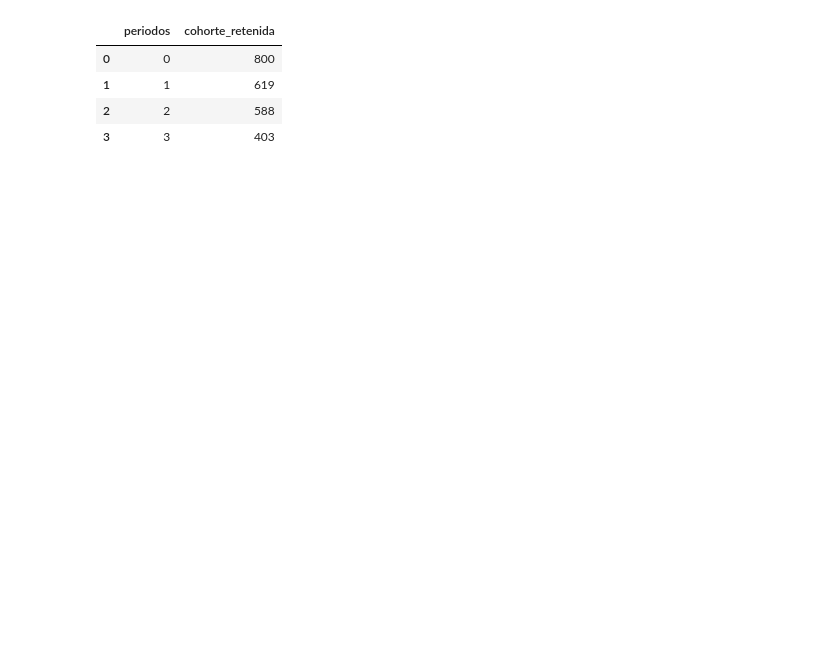
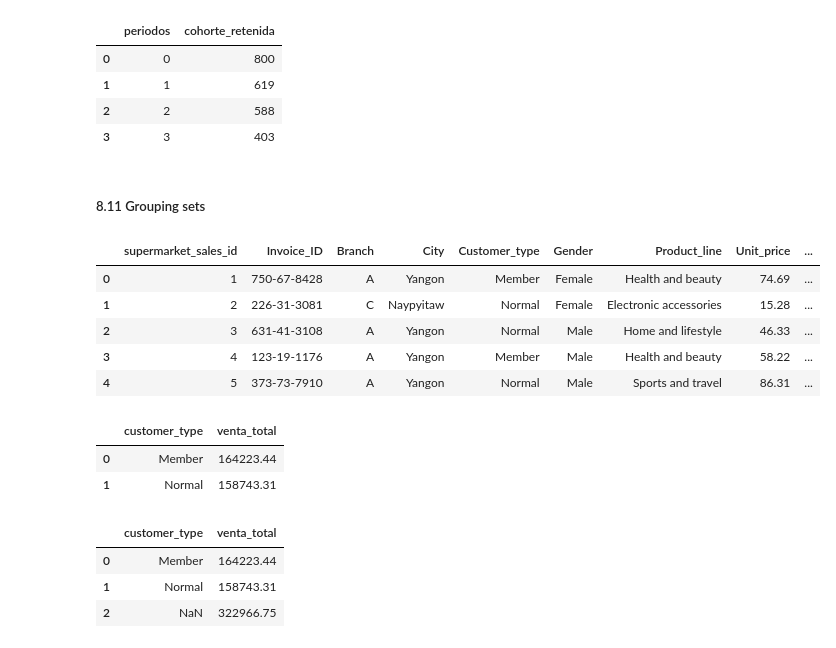
Before and after one commit to user14721068/SQL, a Jupyter notebook: 8.-Temas Extra.ipynb, the cells around one changed output. Saved outputs shown, nothing was run; the diff lists cells and outputs as text; code cells hidden in the pictures; blank space fills up the shorter version.

```diff
--- a/8.-Temas Extra.ipynb
+++ b/8.-Temas Extra.ipynb
@@ -239,3 +237,60 @@ df.head(10)
 | 1 | 1 | 619 |
 | 2 | 2 | 588 |
 | 3 | 3 | 403 |
+# %% [markdown]
+##### 8.11 Grouping sets
+# %%
+# Visualizar la tabla supermarket_sales
+
+query = r"""
+SELECT
+    *
+FROM
+    crearsetscomplejos.supermarket_sales
+"""
+df = pd.read_sql_query(text(query), engine)
+df.head(5)
+# %% [output]
+|  | supermarket_sales_id | Invoice_ID | Branch | City | Customer_type | Gender | Product_line | Unit_price | ... |
+| 0 | 1 | 750-67-8428 | A | Yangon | Member | Female | Health and beauty | 74.69 | ... |
+| 1 | 2 | 226-31-3081 | C | Naypyitaw | Normal | Female | Electronic accessories | 15.28 | ... |
+| 2 | 3 | 631-41-3108 | A | Yangon | Normal | Male | Home and lifestyle | 46.33 | ... |
+| 3 | 4 | 123-19-1176 | A | Yangon | Member | Male | Health and beauty | 58.22 | ... |
+| 4 | 5 | 373-73-7910 | A | Yangon | Normal | Male | Sports and travel | 86.31 | ... |
+# %%
+# Obtener el total de ingreso por tipo de cliente
+
+query = r"""
+SELECT
+    customer_type,
+    ROUND(SUM(total),2) AS venta_total
+FROM
+    crearsetscomplejos.supermarket_sales
+GROUP BY
+    1;
+"""
+df = pd.read_sql_query(text(query), engine)
+df.head(10)
+# %% [output]
+|  | customer_type | venta_total |
+| 0 | Member | 164223.44 |
+| 1 | Normal | 158743.31 |
+# %%
+# Agregar a la tabla anterior los totales de todo */
+
+query = r"""
+SELECT
+    customer_type,
+    ROUND(SUM(total),2) AS venta_total
+FROM
+    crearsetscomplejos.supermarket_sales
+GROUP BY
+    1 WITH ROLLUP;
+"""
+df = pd.read_sql_query(text(query), engine)
+df.head(10)
+# %% [output]
+|  | customer_type | venta_total |
+| 0 | Member | 164223.44 |
+| 1 | Normal | 158743.31 |
+| 2 | NaN | 322966.75 |
```
Also changed, not shown: parts of 14 cells of this notebook, 1 other file.
